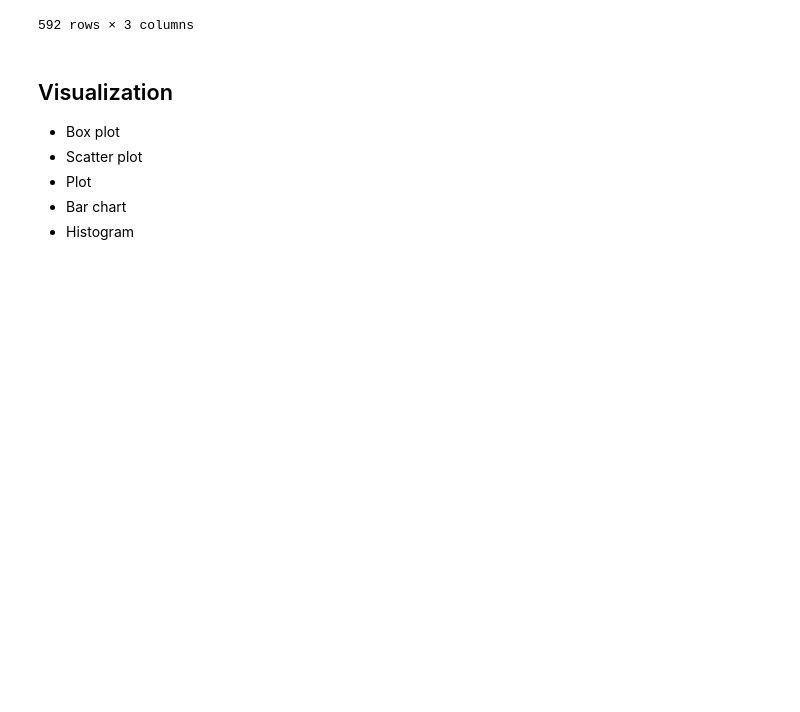
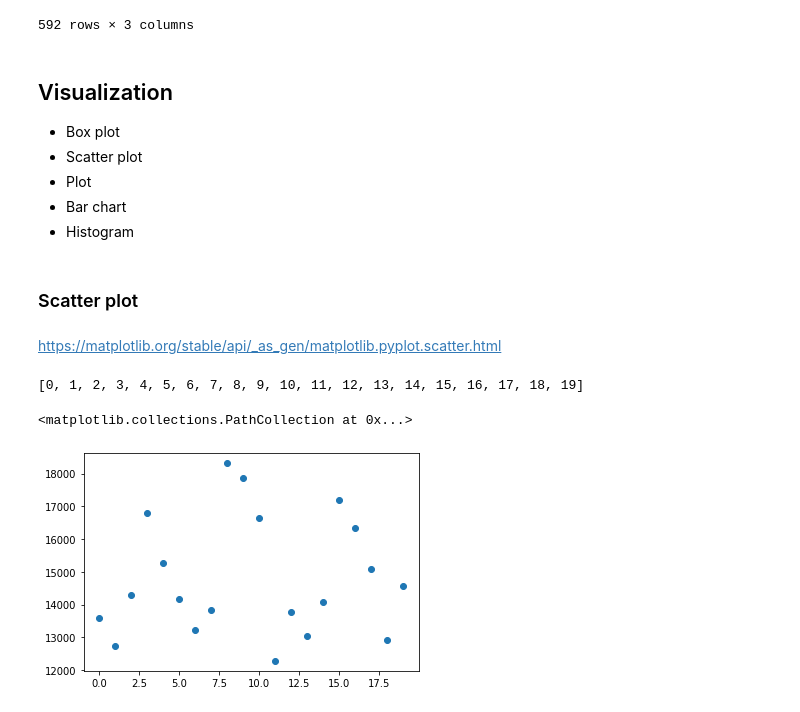
Before and after one commit to Jittiya/DWDM21, a Jupyter notebook: Data_Visualizetion.ipynb, the cells around one changed output. Saved outputs shown, nothing was run; the diff lists cells and outputs as text; code cells hidden in the pictures; blank space fills up the shorter version.

```diff
--- a/Data_Visualizetion.ipynb
+++ b/Data_Visualizetion.ipynb
@@ -56,3 +56,16 @@ data
 *   Histogram
 # %%
 from matplotlib import pyplot as plt
+# %% [markdown]
+### Scatter plot
+# %% [markdown]
+https://matplotlib.org/stable/api/_as_gen/matplotlib.pyplot.scatter.html
+# %%
+list(range(len(data.iloc[-20:,1])))
+# %% [output]
+[0, 1, 2, 3, 4, 5, 6, 7, 8, 9, 10, 11, 12, 13, 14, 15, 16, 17, 18, 19]
+# %%
+plt.scatter(range(len(data.iloc[-20:,1])),data.iloc[-20:,1])
+# %% [output]
+<matplotlib.collections.PathCollection at 0x...>
+[figure, added]
```
Also changed, not shown: parts of 7 cells of this notebook.
